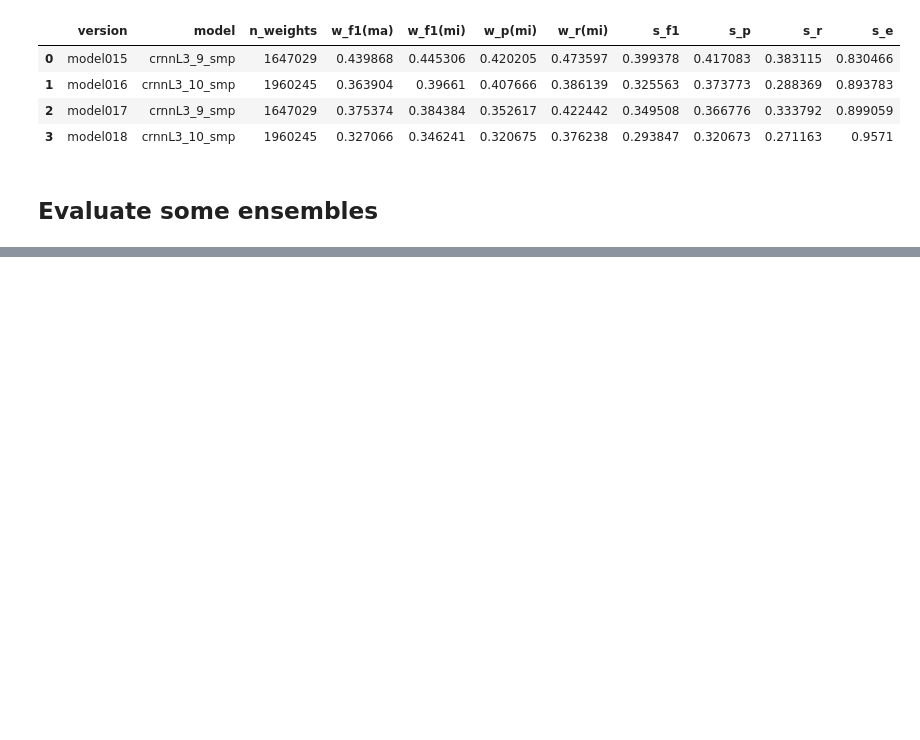
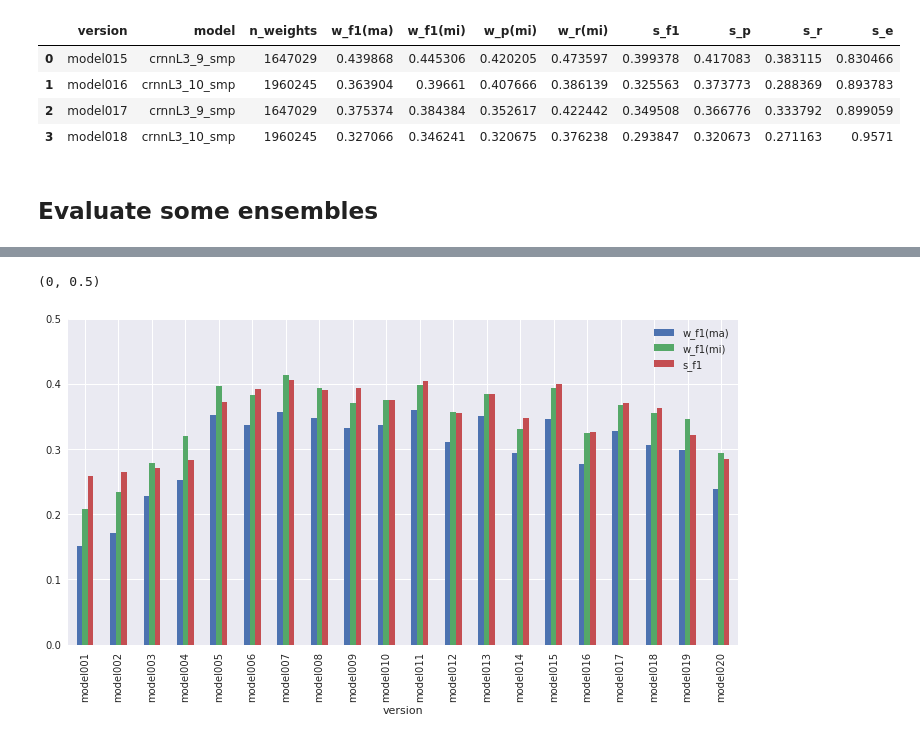
Before and after one commit to marl/milsed, a Jupyter notebook: notebooks/v1/01_model_results.ipynb, the cells around one changed output, grey strips where cells are left out. Cells and saved outputs as stored; diff of their text form; code cells hidden in the pictures; blank space fills up the shorter version.

```diff
--- a/notebooks/v1/01_model_results.ipynb
+++ b/notebooks/v1/01_model_results.ipynb
@@ -942,0 +1008,31 @@ df15
+# %%
+# STATUS:
+# model001: crnnL3[aug]:   completed after 8 hours
+# model002: crnnL3[aug]:   completed after 28 hours
+# model003: crnnL3[aug]:   completed after 11 hours
+# model004: crnnL3[aug]:   completed after 34 hours
+# model005: crnnL3[aug]:   completed after 64 hours
+# model006: crnnL3_2[aug]: completed after 15 hours
+# model007: crnnL3_3[aug]: completed after 21 hours
+# model008: crnnL3_4[aug]: completed after 15 hours
+# model009: crnnL3_5[aug]: completed after 13 hours
+# model010: crnnL3_6[aug]: completed after 14 hours
+# model011: crnnL3_7[aug]: completed after 16 hours
+# model012: crnnL3_8[aug]: completed after 16 hours
+# model013: crnnL3_7[aug][drc]: completed after 17 hours
+# model014: crnnL3_8[aug][drc]: completed after 18 hours
+# model015: crnnL3_9[aug][drc]: completed after 20 hours
+# model016: crnnL3_10[aug][drc]: completed after 23 hours
+# model017: crnnL3_9[aug]: completed after 21 hours
+# model018: crnnL3_10[aug]: running for 19 hours...
+# model019: crnnL3_9[aug](bal-bad): completed after 14 hours
+# model020: crnnL3_7[aug](bal-bad): completed after 4 hours
+
+models = []
+for i in range(1, 10):
+    models.append('model00{}'.format(i))
+for i in range(10, 21):
+    models.append('model0{}'.format(i))
+
+df16 = milsed.eval.compare_results(OUTPUT_PATH, models, sort=False, weak_from_strong=False, is_ensemble=False)
+df16
@@ -942,0 +1057,6 @@ df15
+# %%
+df16.plot.bar(x='version', y=['w_f1(ma)', 'w_f1(mi)', 's_f1'], figsize=(12,6))
+plt.ylim([0, 0.5])
+# %% [output]
+(0, 0.5)
+[figure, added]
```
Also changed, not shown: parts of 66 cells of this notebook, 3 other files.
